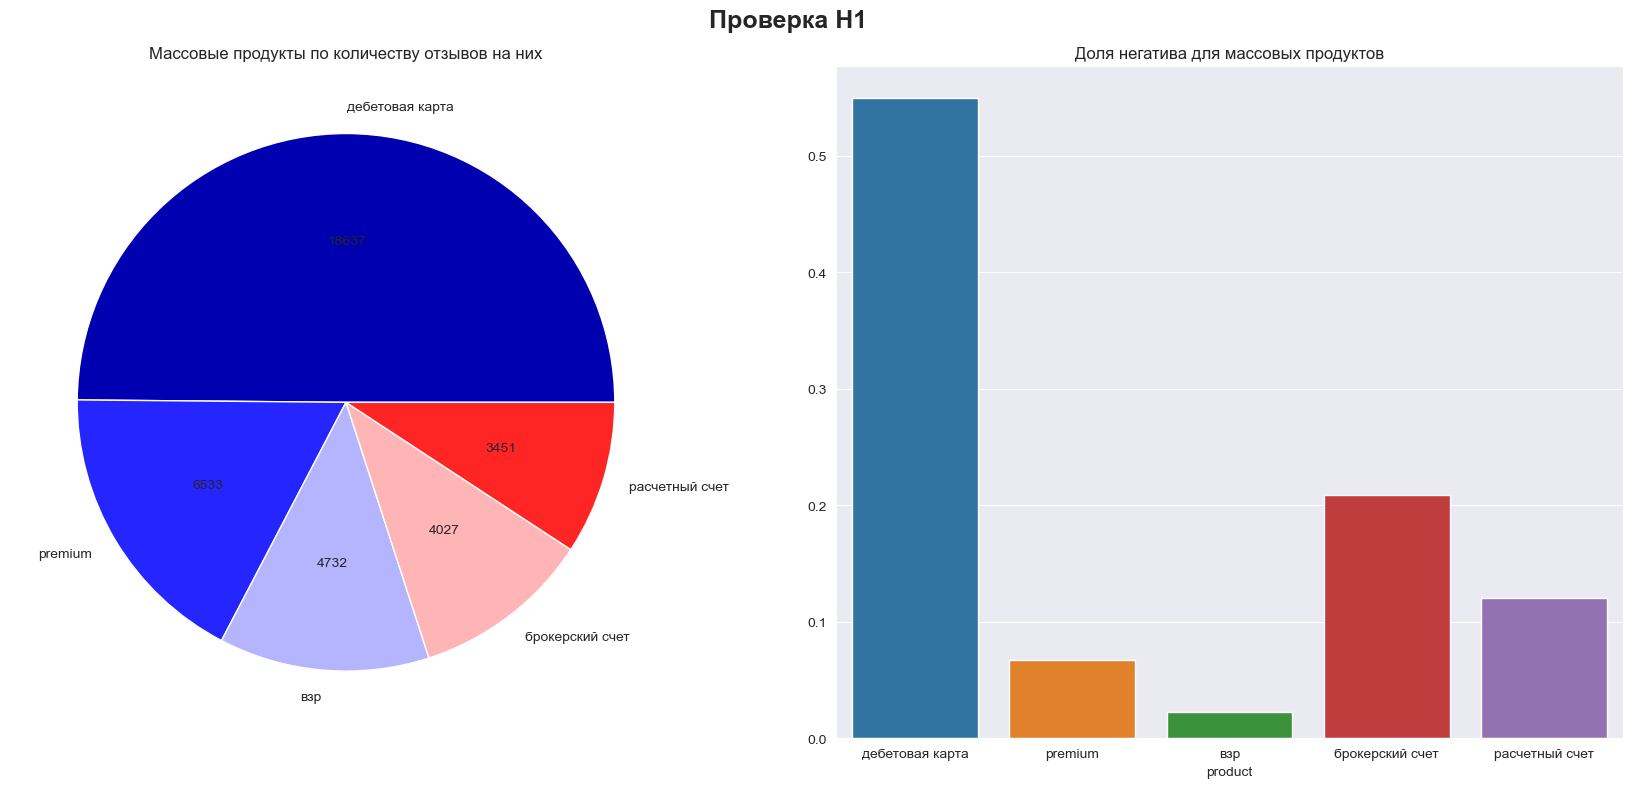
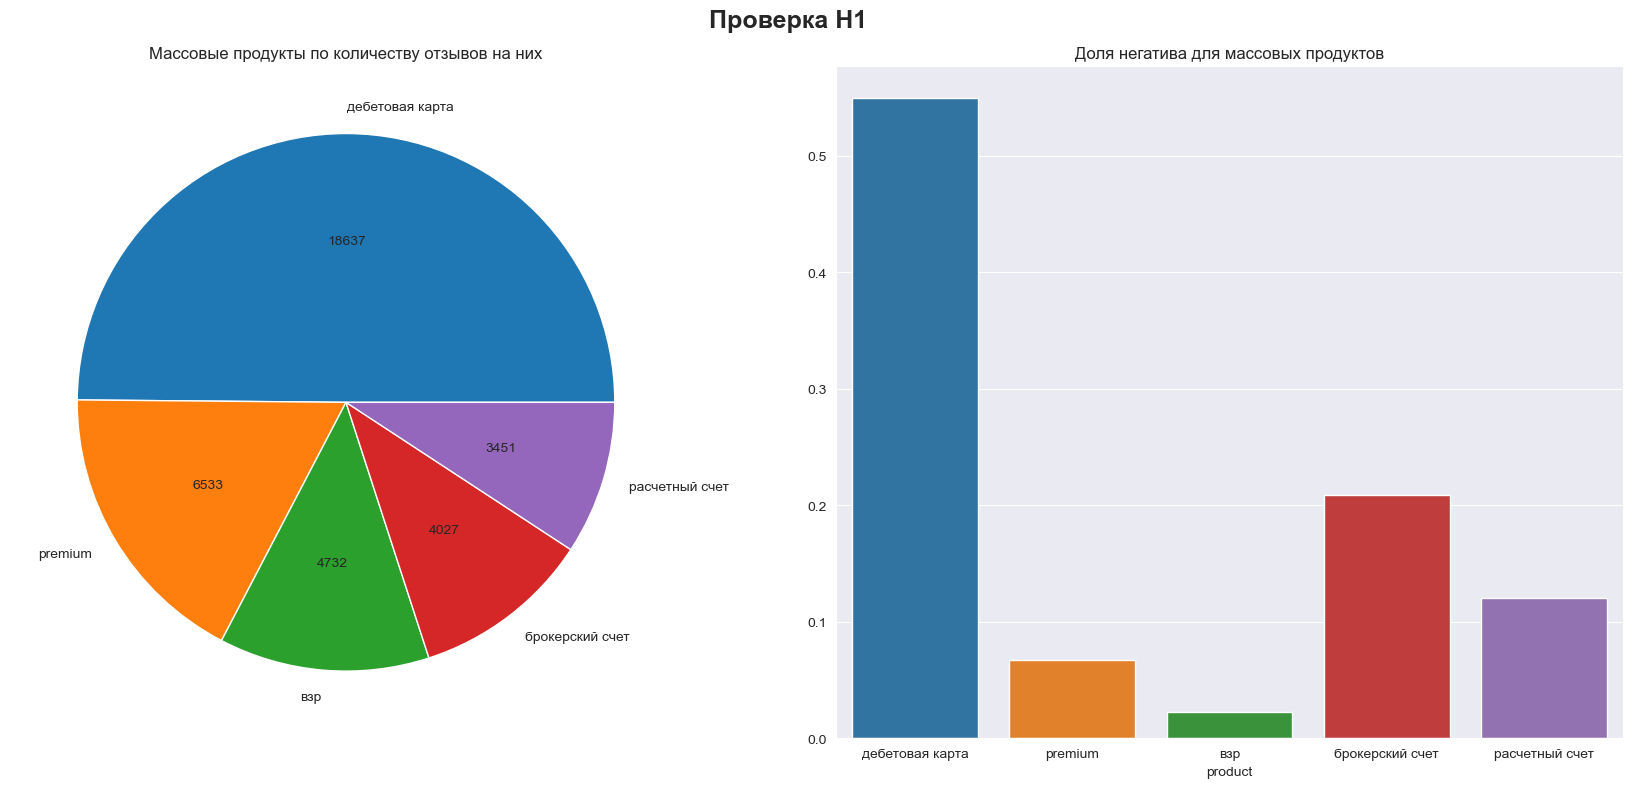
The change to this notebook cell's code, shown as a diff; its figure went from the first image to the second:
--- before
+++ after
@@ -5,5 +5,5 @@
 
 ax[0].set_title('Массовые продукты по количеству отзывов на них', fontsize=12)
-ax[0].pie(mass_product, labels=mass_product.index, autopct=lambda p: f'{int(round(p * sum(mass_product) / 100))}', colors=sns.color_palette('seismic'))
+ax[0].pie(mass_product, labels=mass_product.index, autopct=lambda p: f'{int(round(p * sum(mass_product) / 100))}')
 
 ax[1].set_title('Доля негатива для массовых продуктов', fontsize=12)

Commit: added